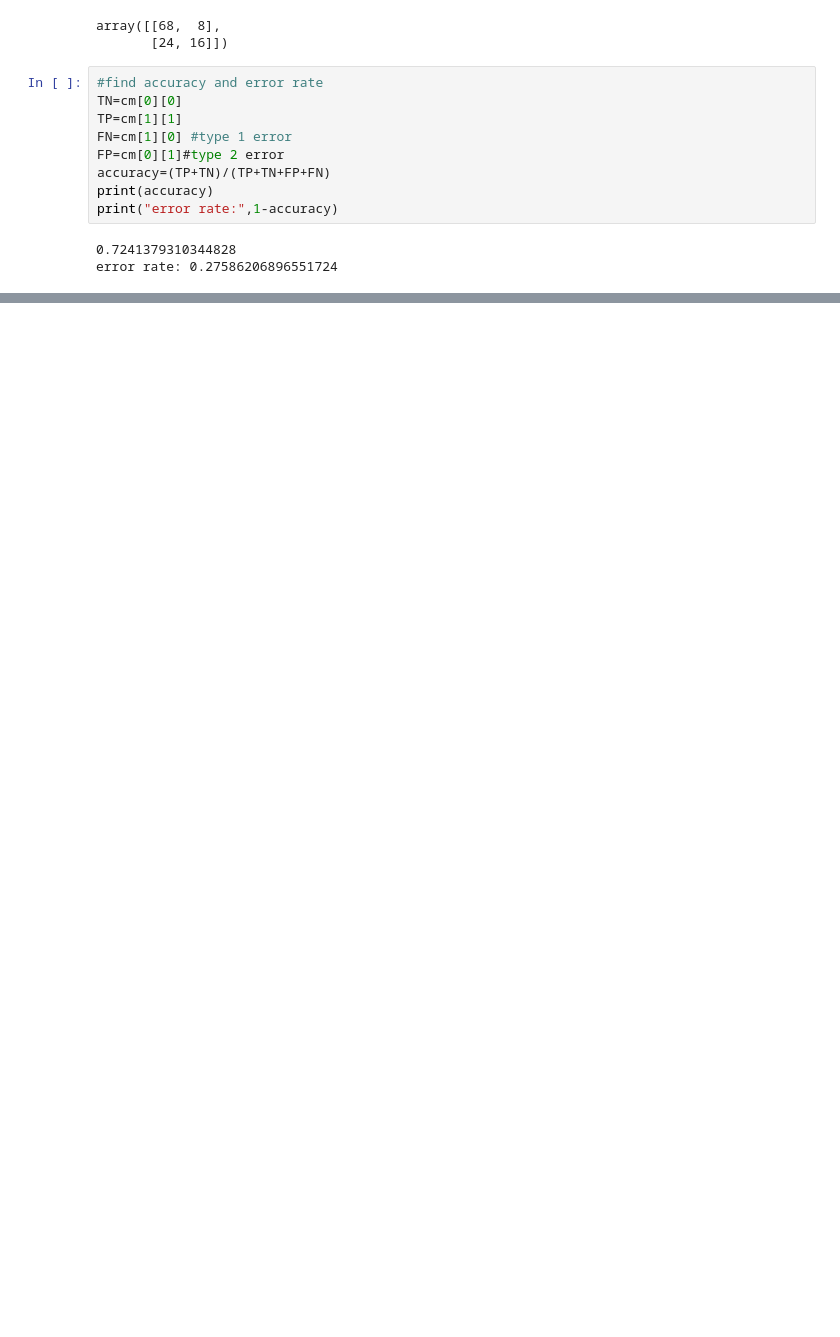
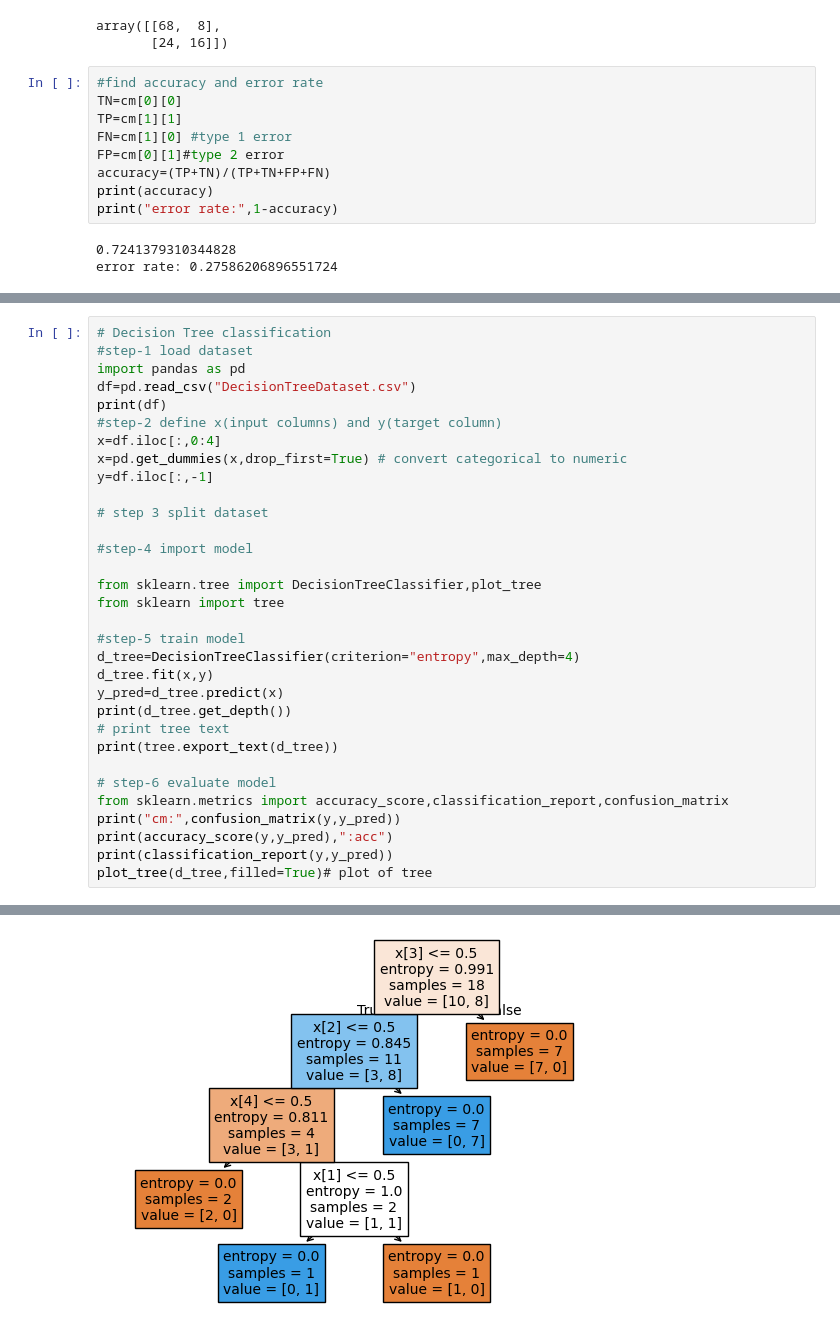
Before and after one commit to swatipatel111/datasets, a Jupyter notebook: D7_ML_shp.ipynb, the cells around one changed output, grey strips where cells are left out. Saved outputs shown, nothing was run; the diff lists cells and outputs as text; blank space fills up the shorter version.

```diff
--- a/D7_ML_shp.ipynb
+++ b/D7_ML_shp.ipynb
@@ -336,0 +465,33 @@ error rate: 0.27586206896551724
+# %%
+# Decision Tree classification
+#step-1 load dataset
+import pandas as pd
+df=pd.read_csv("DecisionTreeDataset.csv")
+print(df)
+#step-2 define x(input columns) and y(target column)
+x=df.iloc[:,0:4]
+x=pd.get_dummies(x,drop_first=True) # convert categorical to numeric
+y=df.iloc[:,-1]
+
+# step 3 split dataset
+
+#step-4 import model
+
+from sklearn.tree import DecisionTreeClassifier,plot_tree
+from sklearn import tree
+
+#step-5 train model
+d_tree=DecisionTreeClassifier(criterion="entropy",max_depth=4)
+d_tree.fit(x,y)
+y_pred=d_tree.predict(x)
+print(d_tree.get_depth())
+# print tree text
+print(tree.export_text(d_tree))
+
+# step-6 evaluate model
+from sklearn.metrics import accuracy_score,classification_report,confusion_matrix
+print("cm:",confusion_matrix(y,y_pred))
+print(accuracy_score(y,y_pred),":acc")
+print(classification_report(y,y_pred))
+plot_tree(d_tree,filled=True)# plot of tree
+# %% [output]
@@ -336,0 +526 @@ error rate: 0.27586206896551724
+[figure, added]
```
Also changed, not shown: parts of 21 cells of this notebook.
